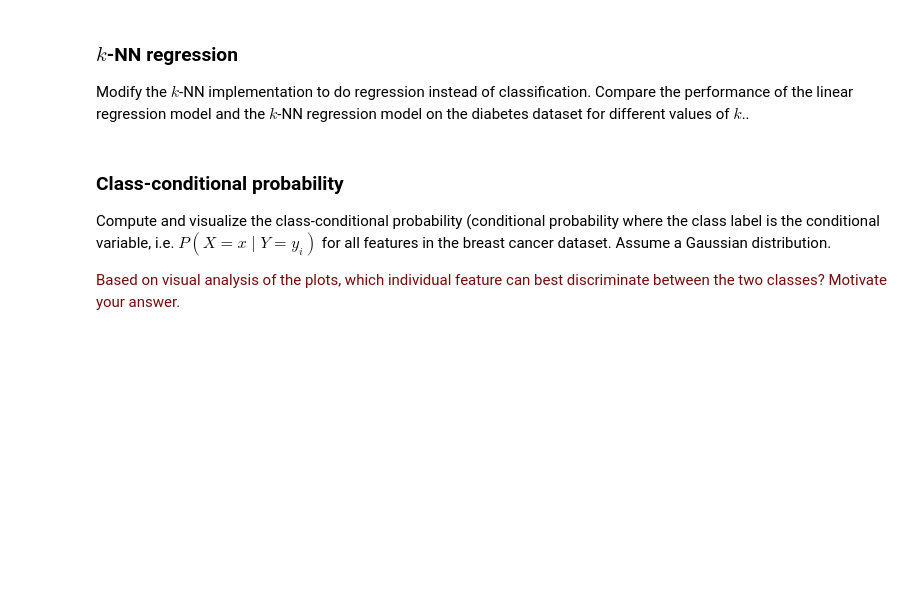
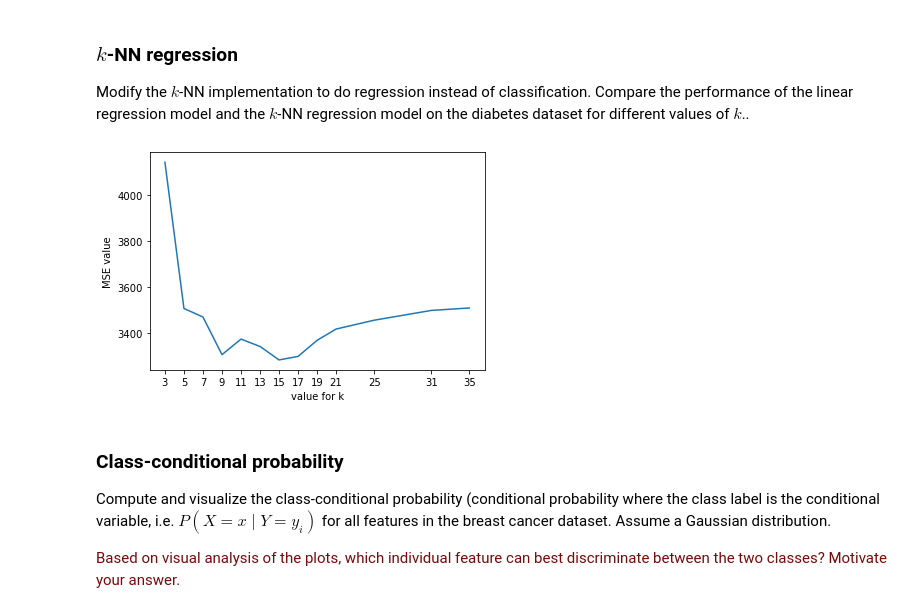
Before and after one commit to mennocromwijk/Machine_Learning, a Jupyter notebook: practicals/week_1.ipynb, the cells around one changed output. Drawn from its saved outputs; the diff is of its cells as text; code cells hidden in the pictures; blank space fills up the shorter version.

Commit message:
Addition of MSE by Merel and addition of knn-regression.

```diff
--- a/practicals/week_1.ipynb
+++ b/practicals/week_1.ipynb
@@ -245,11 +218,11 @@ int(calc_distance(list1 = np.array([[1],[2],[3]]),list2 = [[2],[3],[6]]))
 # %%
-def k_nn_classification(X_train=[],y_train = [],X_test=[],K=5):
+def k_nn_classification(classification = 1, X_train=[],y_train = [],X_test=[],K=5):
     '''Function to perform k-nn classification of all cells in the test data.
 
     '''
 
 
-    test_output = np.zeros(y_test_bc.shape) #output for all test data
+    test_output = np.zeros((X_test.shape[0],1)) #output for all test data
 
 
     for y in range(np.size(X_test,0)):
@@ -272,7 +245,10 @@ def k_nn_classification(X_train=[],y_train = [],X_test=[],K=5):
             targets+= target
             i+=1
             if i>K:
-                test_output[y] = round(int(targets)/K) #target for specific test cell
+                if classification ==1:
+                    test_output[y] = round(int(targets)/K) #target for specific test cell
+                else:
+                    test_output[y] = int(targets)/K
                 break
 
 
@@ -294,8 +270,8 @@ def plot_different_k_nn_classification(X_train=[],y_train = [],X_test=[],y_test=
     incorrect_list = []
 
     for k in k_list:
-        test_output = k_nn_classification(X_train_bc,y_train_bc,X_test_bc,k)
-        incorrect = int(sum(abs(test_output-y_test_bc)))
+        test_output = k_nn_classification(1,X_train,y_train,X_test,k)
+        incorrect = int(sum(abs(test_output-y_test)))
         incorrect_list.append(incorrect)
     plt.figure()
     plt.plot(k_list,incorrect_list)
@@ -305,13 +281,41 @@ def plot_different_k_nn_classification(X_train=[],y_train = [],X_test=[],y_test=
     plt.xlabel('value for k')
 
 
-plot_different_k_nn_classification(X_train_bc,y_train_bc,X_test_bc,y_test_bc)
+plot_different_k_nn_classification(X_train = X_train_bc,y_train = y_train_bc,X_test = X_test_bc,y_test = y_test_bc)
 # %% [output]
 [figure]
 # %% [markdown]
 ### $k$-NN regression
 
 Modify the $k$-NN implementation to do regression instead of classification. Compare the performance of the linear regression model and the $k$-NN regression model on the diabetes dataset for different values of $k$..
+# %%
+def plot_different_k_nn_regression(X_train=[],y_train = [],X_test=[],y_test=[],k_list = [3,5,7,9,11,13,15,17,19,21]):
+    '''Function that performs k-nn for a range of k-values and plots the number of incorrect classified cells per k-value.
+
+    '''
+    MSE_list = []
+
+    for k in k_list:
+        test_output = k_nn_classification(0,X_train,y_train,X_test,k)
+        MSE = np.square(test_output - y_test).mean()
+        MSE_list.append(MSE)
+
+
+
+#         incorrect = int(sum(abs(test_output-y_test)))
+#         incorrect_list.append(incorrect)
+    plt.figure()
+    plt.plot(k_list,MSE_list)
+    plt.xticks(k_list)
+#     plt.yticks(list(range(min(incorrect_list),max(incorrect_list)+1)))
+    plt.ylabel('MSE value')
+    plt.xlabel('value for k')
+
+X_train_db = normalize_data(X_train_db)
+X_test_db = normalize_data(X_test_db)
+plot_different_k_nn_regression(X_train = X_train_db,y_train = y_train_db,X_test=X_test_db,y_test=y_test_db,k_list = [3,5,7,9,11,13,15,17,19,21,25,31,35])
+# %% [output]
+[figure, added]
 # %% [markdown]
 ### Class-conditional probability
 
```
Also changed, not shown: parts of 5 cells of this notebook.
